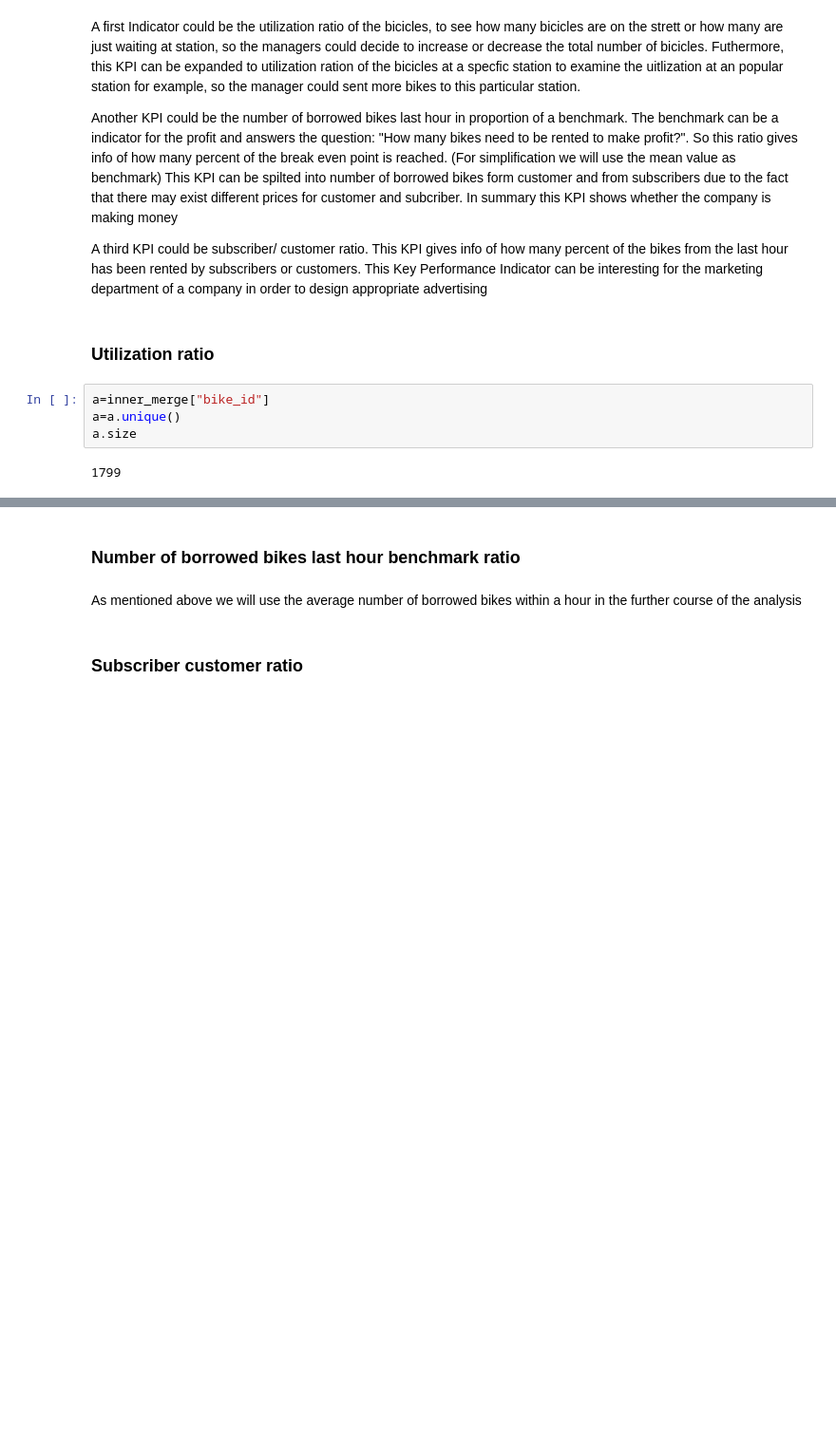
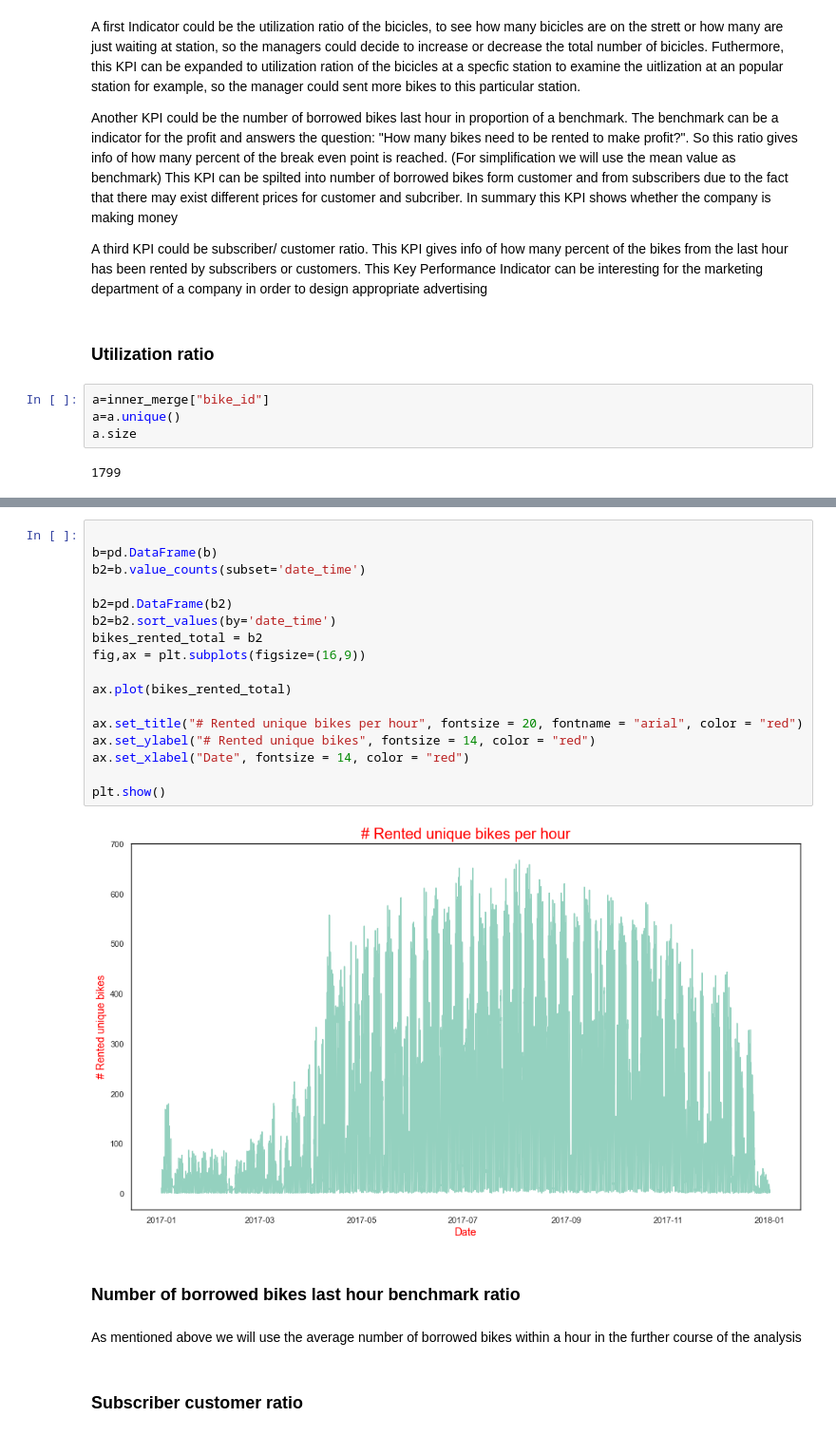
Before and after one commit to NiklasNesseler/ProjectNotFound, a Jupyter notebook: DSML_GroupProject_Boston2017.ipynb, the cells around one changed output, grey strips where cells are left out. Shown at 95% size. Cells and saved outputs as stored; diff of their text form; blank space fills up the shorter version.

```diff
--- a/DSML_GroupProject_Boston2017.ipynb
+++ b/DSML_GroupProject_Boston2017.ipynb
@@ -902,3 +899,22 @@ rdb.loc["2017-06-01 07:00:00"]
+# %%
+
+b=pd.DataFrame(b)
+b2=b.value_counts(subset='date_time')
+
+b2=pd.DataFrame(b2)
+b2=b2.sort_values(by='date_time')
+bikes_rented_total = b2
+fig,ax = plt.subplots(figsize=(16,9))
+
+ax.plot(bikes_rented_total)
+
+ax.set_title("# Rented unique bikes per hour", fontsize = 20, fontname = "arial", color = "red")
+ax.set_ylabel("# Rented unique bikes", fontsize = 14, color = "red")
+ax.set_xlabel("Date", fontsize = 14, color = "red")
+
+plt.show()
+# %% [output]
+[figure, added]
 # %% [markdown]
 ### Number of borrowed bikes last hour benchmark ratio
 # %% [markdown]
```
Also changed, not shown: parts of 10 cells of this notebook.
